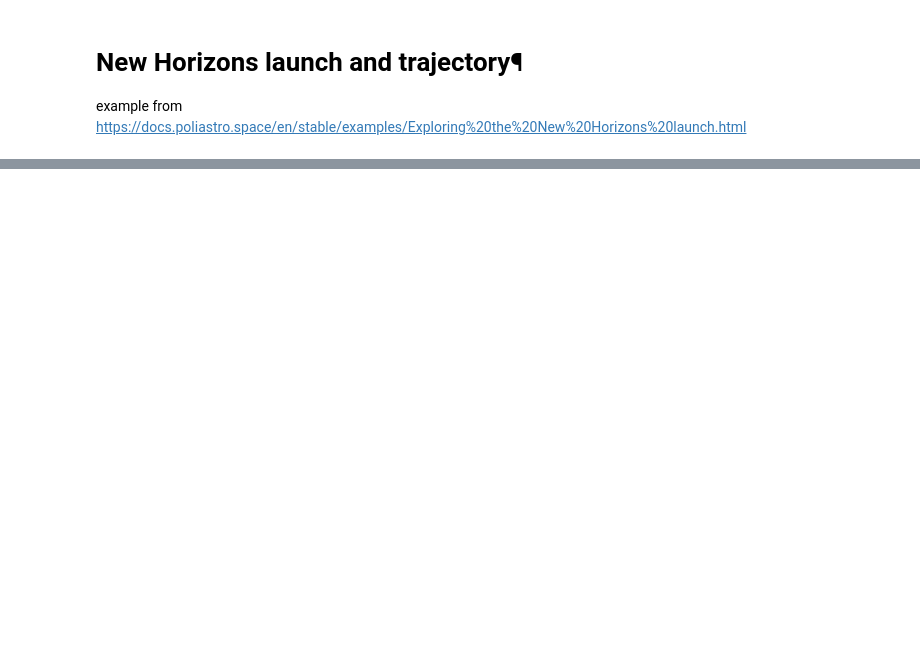
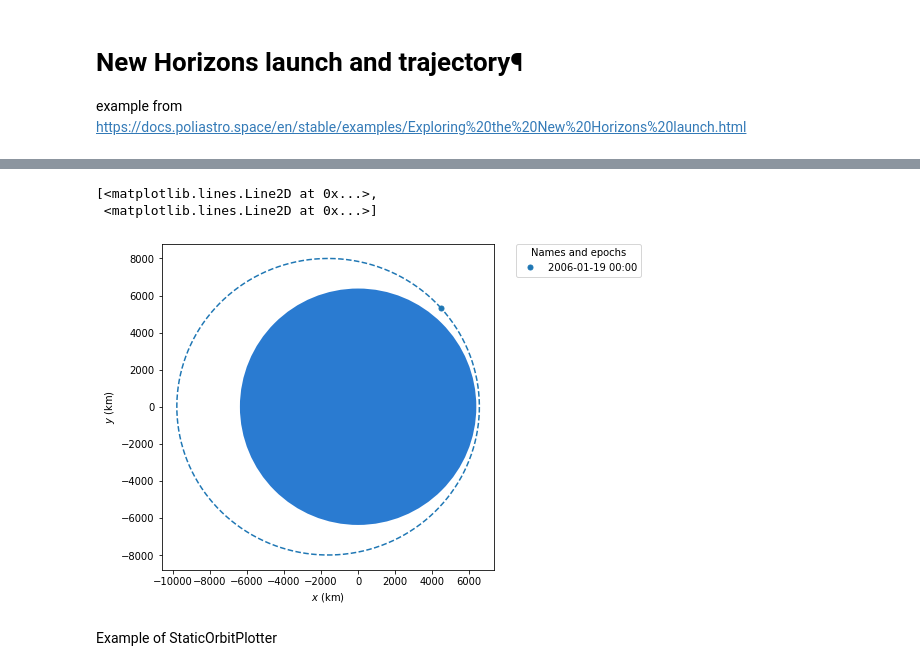
Before and after one commit to lukexyz/orbital, a Jupyter notebook: nbs/00_orbital.ipynb, the cells around one changed output, grey strips where cells are left out. Drawn from its saved outputs; the diff is of its cells as text; code cells hidden in the pictures; blank space fills up the shorter version.

```diff
--- a/nbs/00_orbital.ipynb
+++ b/nbs/00_orbital.ipynb
@@ -143,0 +147,4 @@ p[0].figure
+# %%
+%%time
+plot_orbit(50)
+# %% [output]
@@ -143,0 +154,5 @@ p[0].figure
+[<matplotlib.lines.Line2D at 0x...>,
+ <matplotlib.lines.Line2D at 0x...>]
+[figure, added]
+# %% [markdown]
+Example of StaticOrbitPlotter
```
Also changed, not shown: parts of 9 cells of this notebook, 3 other files.
